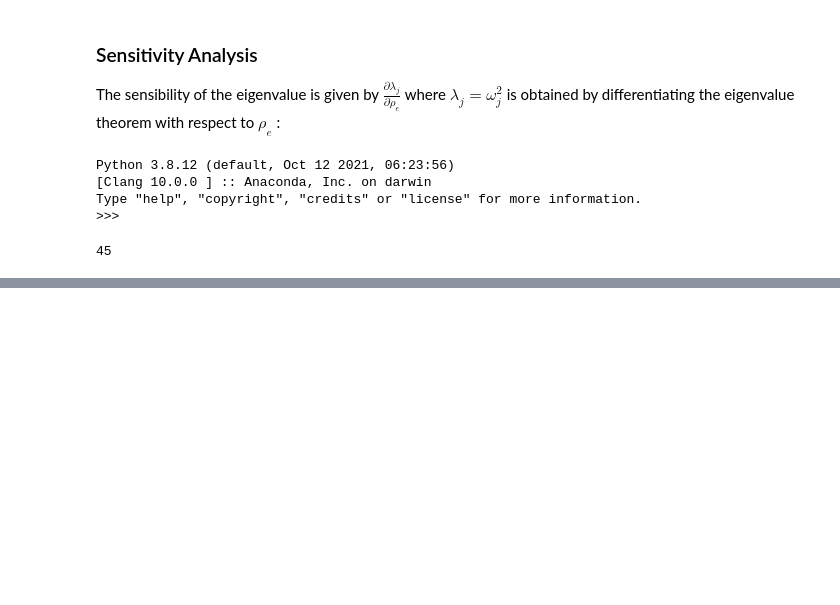
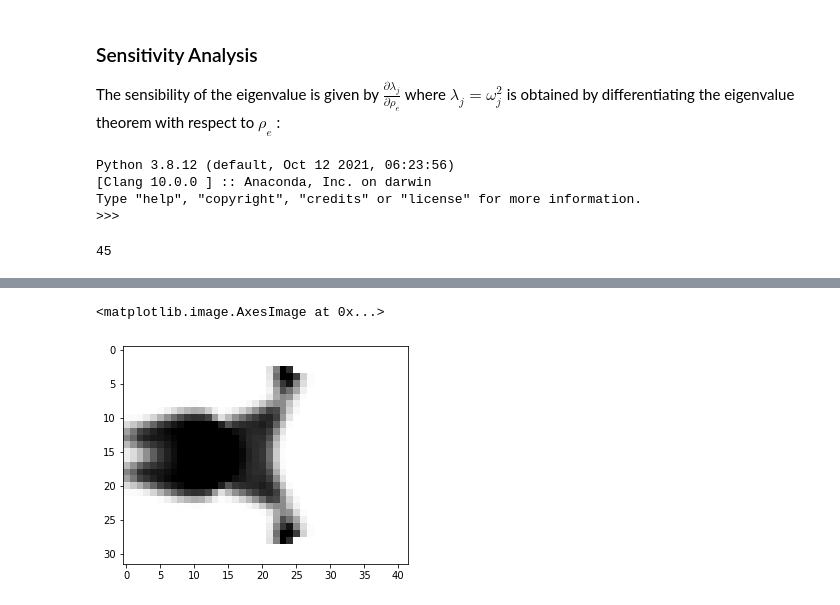
Before and after one commit to olivecha/FEMOL, a Jupyter notebook: DEV_Notebook.ipynb, the cells around one changed output, grey strips where cells are left out. Drawn from its saved outputs; the diff is of its cells as text; code cells hidden in the pictures; blank space fills up the shorter version.

```diff
--- a/DEV_Notebook.ipynb
+++ b/DEV_Notebook.ipynb
@@ -171,0 +176,7 @@ mesh.plot.cell_data('X', )
+# %%
+X = mesh.cell_data['X68']['quad'].reshape(42, 32)
+X1 = np.rot90(X)
+plt.imshow(X1, cmap='binary')
+# %% [output]
+<matplotlib.image.AxesImage at 0x...>
+[figure, added]
```
Also changed, not shown: parts of 9 cells of this notebook.
